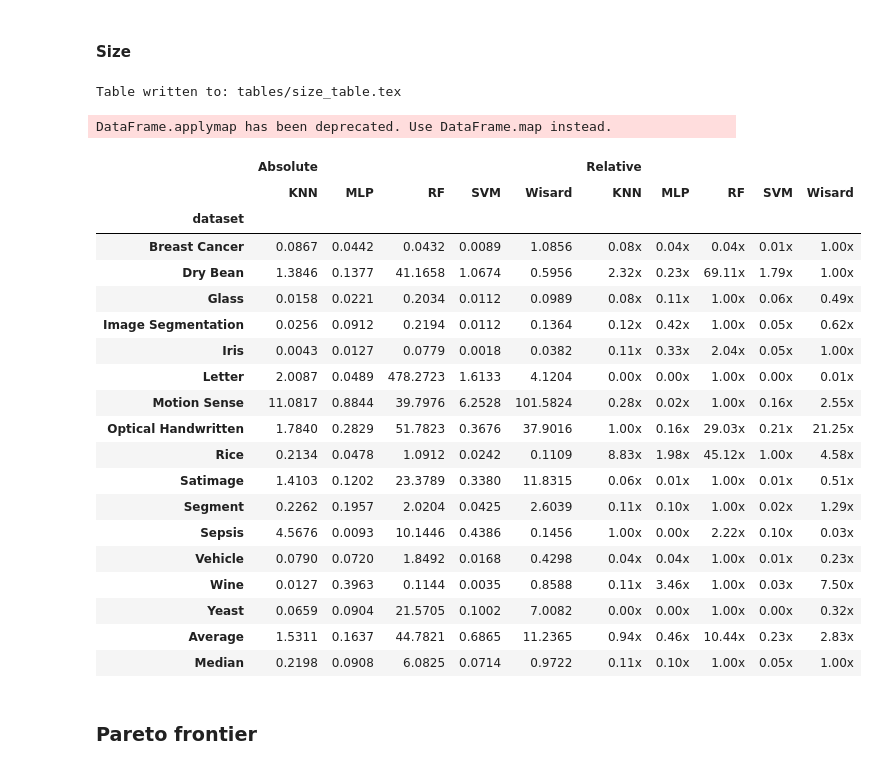
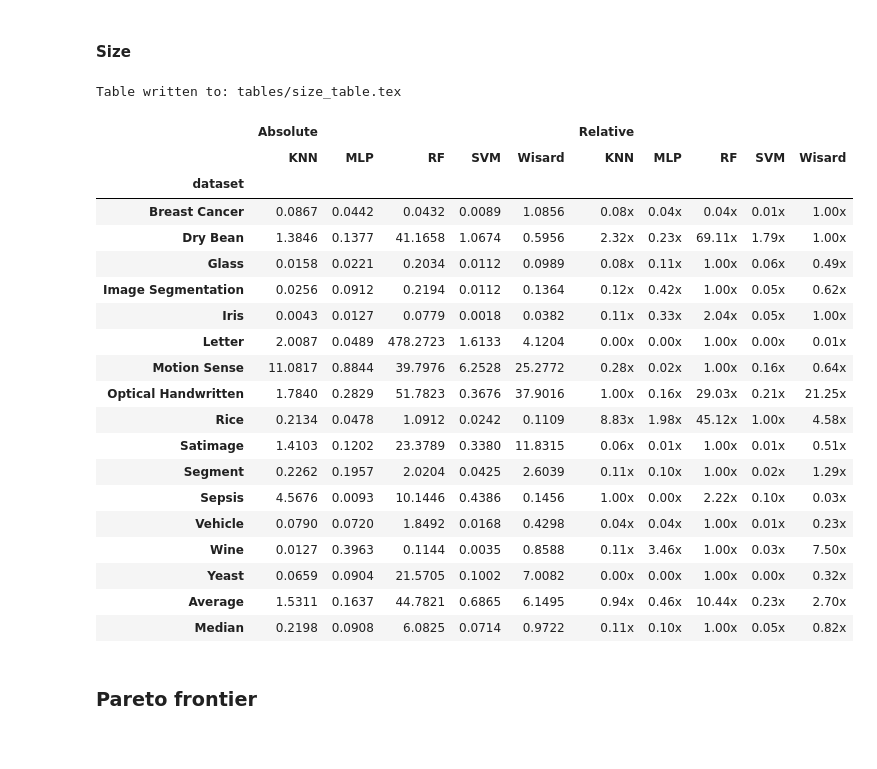
Before and after one commit to otavioon/wisardlib, a Jupyter notebook: analysis/analyse_results.ipynb, the cells around one changed output. Drawn from its saved outputs; the diff is of its cells as text; code cells hidden in the pictures.

```diff
--- a/analysis/analyse_results.ipynb
+++ b/analysis/analyse_results.ipynb
@@ -197,7 +197,7 @@ def read_wisard(path):
     )
 
     # --- Add model column and drop duplicates ---
-    wisard_results["model"] = "Wisard"
+    wisard_results["model"] = "DRASiW"
     wisard_results.drop_duplicates(inplace=True)
 
     # Split dataset name from fold
@@ -305,12 +305,12 @@ wisard_results.sample(n=5)
 lines = []
 for (dataset, fold, ram), dataset_df in wisard_results.groupby(["dataset", "fold", "ram"]):
     metric_name = datasets_info.loc[datasets_info["dataset_name"] == dataset, "metric"].iloc[0]
-    best_lines = dataset_df.sort_values(by=f"val_{metric_name}_mean", ascending=False).iloc[0]
+    best_lines = dataset_df.sort_values(by=f"val_{metric_name}_mean", ascending=False).iloc[0:1]
     if metric_name == "f1 weighted":
         metric_name = "f1"
     # line = best_lines.sort_values(by=metric_name, ascending=False).iloc[0]
-    # line = best_lines.sort_values(by="model_size", ascending=True).iloc[0]
-    line = best_lines
+    line = best_lines.sort_values(by="model_size", ascending=True).iloc[0]
+    # line = best_lines
     lines.append(line)
 
 wisard_results = pd.DataFrame(lines)
@@ -806,27 +807,26 @@ fig.show()
 # %%
 df = pd.read_csv("results_relative.csv")
 
 size_df = absolute_relative_table(df, absolute_metric="model_size", relative_metric="model_size_relative")
 size_df["Absolute"] = size_df["Absolute"] / 1024 ** 2
 # performance_df["Absolute"] = performance_df["Absolute"].applymap(lambda x: f"{x*100:.1f}%")
-size_df["Relative"] = size_df["Relative"].applymap(lambda x: f"{x:.2f}x")
+size_df["Relative"] = size_df["Relative"].map(lambda x: f"{x:.2f}x")
 
 # size_df.index = order_of_datasets
 write_latex_table("size_table.tex", size_df.to_latex(float_format="%.2f"))
 size_df
 # %% [output]
 Table written to: tables/size_table.tex
-DataFrame.applymap has been deprecated. Use DataFrame.map instead.
 |  | Absolute |  |  |  |  | Relative |  |  |  |  |
 |  | KNN | MLP | RF | SVM | Wisard | KNN | MLP | RF | SVM | Wisard |
 | dataset |  |  |  |  |  |  |  |  |  |  |
 | Breast Cancer | 0.0867 | 0.0442 | 0.0432 | 0.0089 | 1.0856 | 0.08x | 0.04x | 0.04x | 0.01x | 1.00x |
 | Dry Bean | 1.3846 | 0.1377 | 41.1658 | 1.0674 | 0.5956 | 2.32x | 0.23x | 69.11x | 1.79x | 1.00x |
 | Glass | 0.0158 | 0.0221 | 0.2034 | 0.0112 | 0.0989 | 0.08x | 0.11x | 1.00x | 0.06x | 0.49x |
 | Image Segmentation | 0.0256 | 0.0912 | 0.2194 | 0.0112 | 0.1364 | 0.12x | 0.42x | 1.00x | 0.05x | 0.62x |
 | Iris | 0.0043 | 0.0127 | 0.0779 | 0.0018 | 0.0382 | 0.11x | 0.33x | 2.04x | 0.05x | 1.00x |
 | Letter | 2.0087 | 0.0489 | 478.2723 | 1.6133 | 4.1204 | 0.00x | 0.00x | 1.00x | 0.00x | 0.01x |
-| Motion Sense | 11.0817 | 0.8844 | 39.7976 | 6.2528 | 101.5824 | 0.28x | 0.02x | 1.00x | 0.16x | 2.55x |
+| Motion Sense | 11.0817 | 0.8844 | 39.7976 | 6.2528 | 25.2772 | 0.28x | 0.02x | 1.00x | 0.16x | 0.64x |
 | Optical Handwritten | 1.7840 | 0.2829 | 51.7823 | 0.3676 | 37.9016 | 1.00x | 0.16x | 29.03x | 0.21x | 21.25x |
 | Rice | 0.2134 | 0.0478 | 1.0912 | 0.0242 | 0.1109 | 8.83x | 1.98x | 45.12x | 1.00x | 4.58x |
 | Satimage | 1.4103 | 0.1202 | 23.3789 | 0.3380 | 11.8315 | 0.06x | 0.01x | 1.00x | 0.01x | 0.51x |
@@ -835,8 +835,8 @@ DataFrame.applymap has been deprecated. Use DataFrame.map instead.
 | Vehicle | 0.0790 | 0.0720 | 1.8492 | 0.0168 | 0.4298 | 0.04x | 0.04x | 1.00x | 0.01x | 0.23x |
 | Wine | 0.0127 | 0.3963 | 0.1144 | 0.0035 | 0.8588 | 0.11x | 3.46x | 1.00x | 0.03x | 7.50x |
 | Yeast | 0.0659 | 0.0904 | 21.5705 | 0.1002 | 7.0082 | 0.00x | 0.00x | 1.00x | 0.00x | 0.32x |
-| Average | 1.5311 | 0.1637 | 44.7821 | 0.6865 | 11.2365 | 0.94x | 0.46x | 10.44x | 0.23x | 2.83x |
-| Median | 0.2198 | 0.0908 | 6.0825 | 0.0714 | 0.9722 | 0.11x | 0.10x | 1.00x | 0.05x | 1.00x |
+| Average | 1.5311 | 0.1637 | 44.7821 | 0.6865 | 6.1495 | 0.94x | 0.46x | 10.44x | 0.23x | 2.70x |
+| Median | 0.2198 | 0.0908 | 6.0825 | 0.0714 | 0.9722 | 0.11x | 0.10x | 1.00x | 0.05x | 0.82x |
 # %% [markdown]
 ### Pareto frontier
 # %%
```
Also changed, not shown: parts of 16 cells of this notebook.
